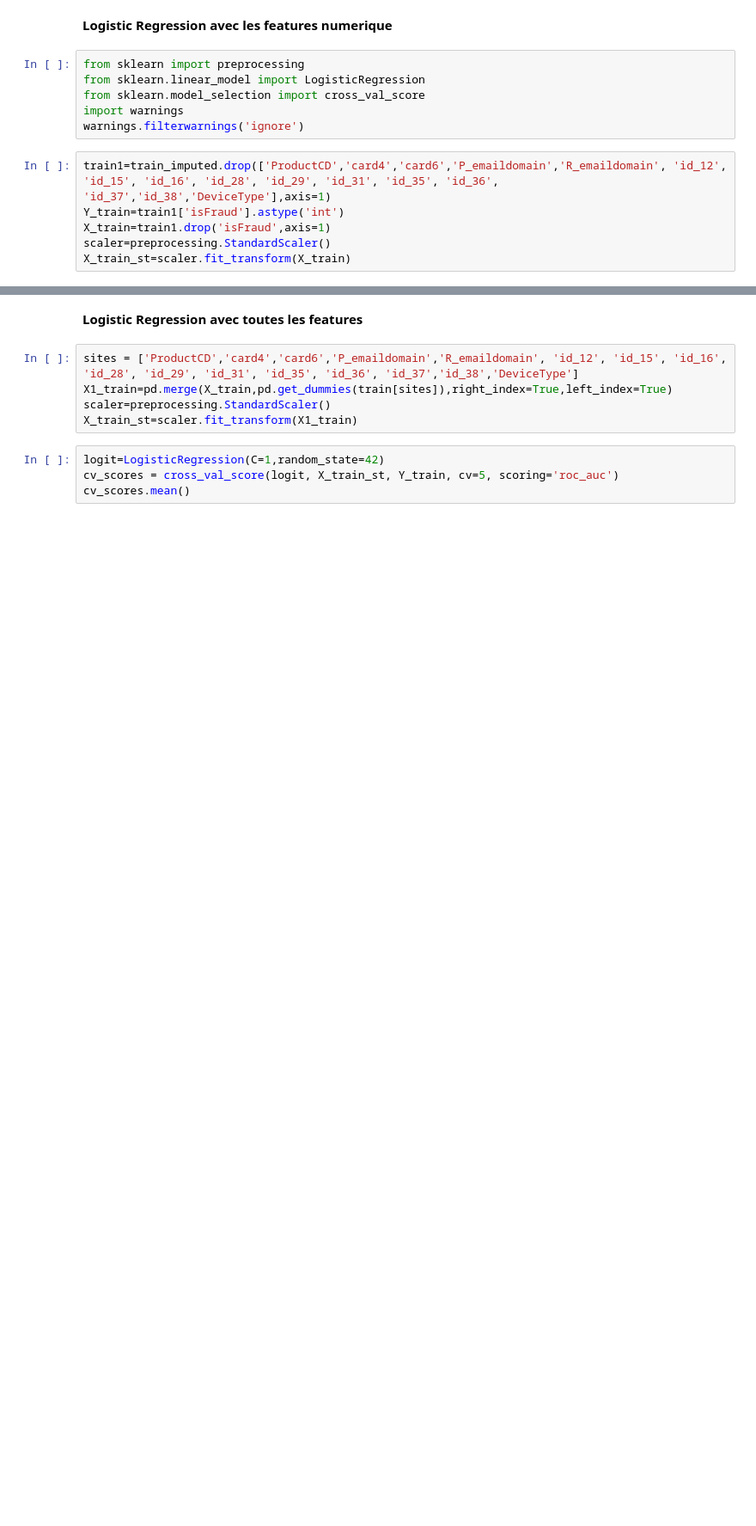
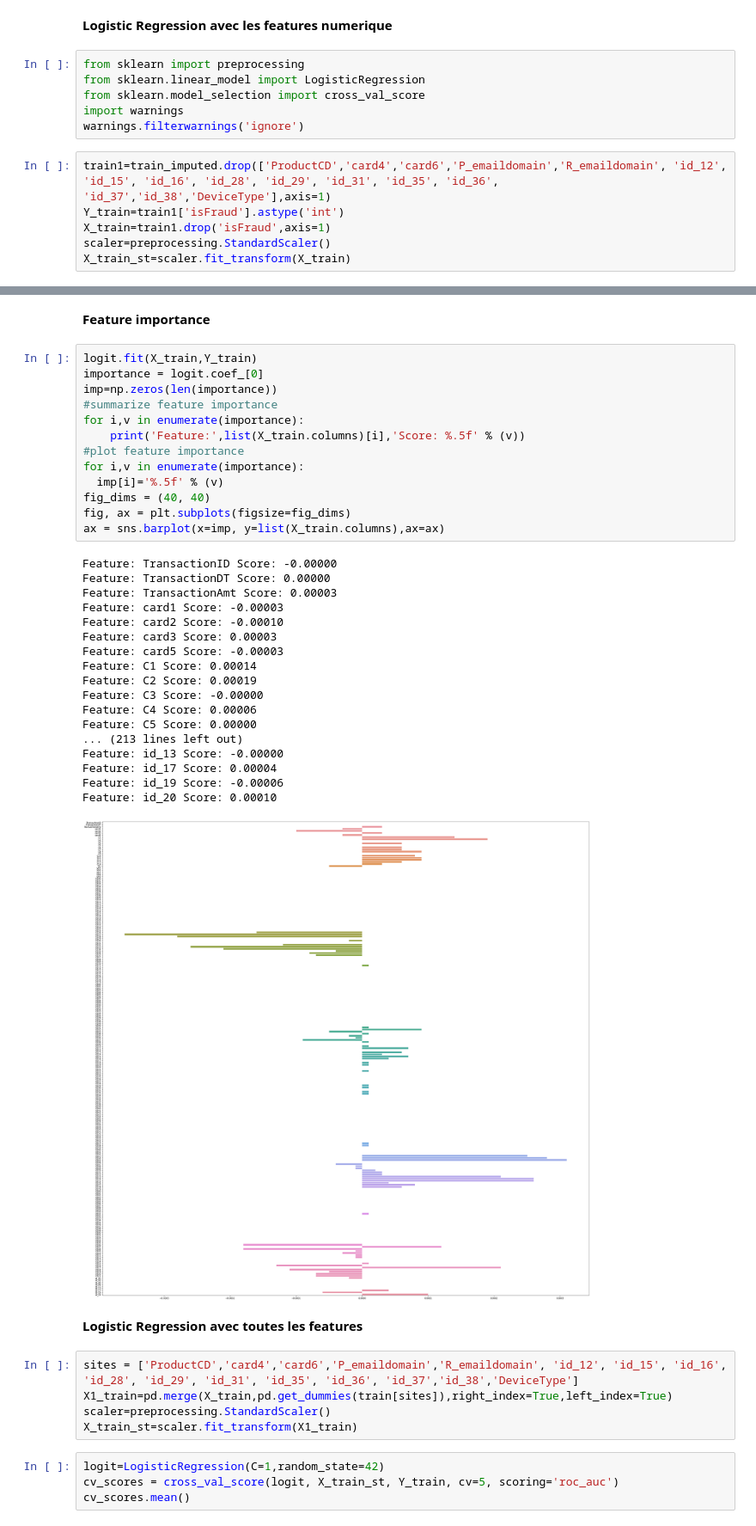
Before and after one commit to trodrigue1304/Fraud_detection_algorithm, a Jupyter notebook: source.ipynb, the cells around one changed output, grey strips where cells are left out. Shown at 86% size. Drawn from its saved outputs; the diff is of its cells as text; blank space fills up the shorter version.

Commit message:
implementation des scores des features

```diff
--- a/source.ipynb
+++ b/source.ipynb
@@ -531,3 +532,37 @@ cv_scores.mean()
+# %% [markdown]
+**Feature importance**
+# %%
+logit.fit(X_train,Y_train)
+importance = logit.coef_[0]
+imp=np.zeros(len(importance))
+#summarize feature importance
+for i,v in enumerate(importance):
+	print('Feature:',list(X_train.columns)[i],'Score: %.5f' % (v))
+#plot feature importance
+for i,v in enumerate(importance):
+  imp[i]='%.5f' % (v)
+fig_dims = (40, 40)
+fig, ax = plt.subplots(figsize=fig_dims)
+ax = sns.barplot(x=imp, y=list(X_train.columns),ax=ax)
+# %% [output]
+Feature: TransactionID Score: -0.00000
+Feature: TransactionDT Score: 0.00000
+Feature: TransactionAmt Score: 0.00003
+Feature: card1 Score: -0.00003
+Feature: card2 Score: -0.00010
+Feature: card3 Score: 0.00003
+Feature: card5 Score: -0.00003
+Feature: C1 Score: 0.00014
+Feature: C2 Score: 0.00019
+Feature: C3 Score: -0.00000
+Feature: C4 Score: 0.00006
+Feature: C5 Score: 0.00000
+... (213 lines left out)
+Feature: id_13 Score: -0.00000
+Feature: id_17 Score: 0.00004
+Feature: id_19 Score: -0.00006
+Feature: id_20 Score: 0.00010
+[figure, added]
 # %% [markdown]
 **Logistic Regression avec toutes les features**
 # %%
```
Also changed, not shown: parts of 23 cells of this notebook.
